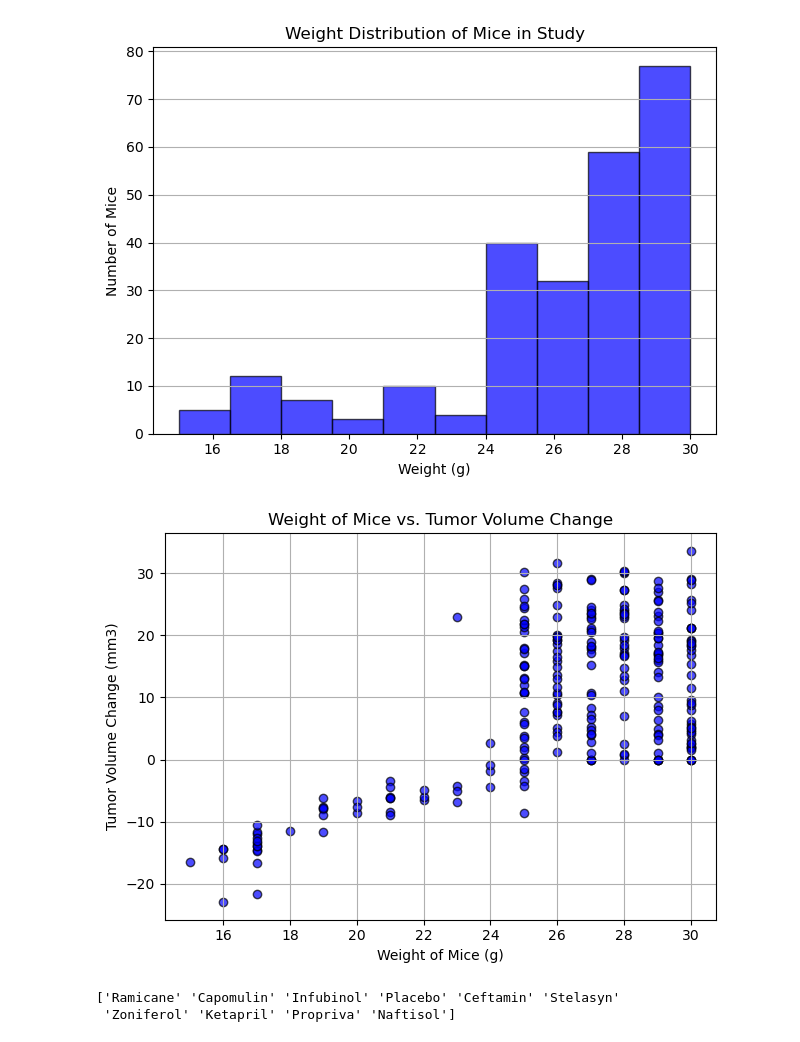
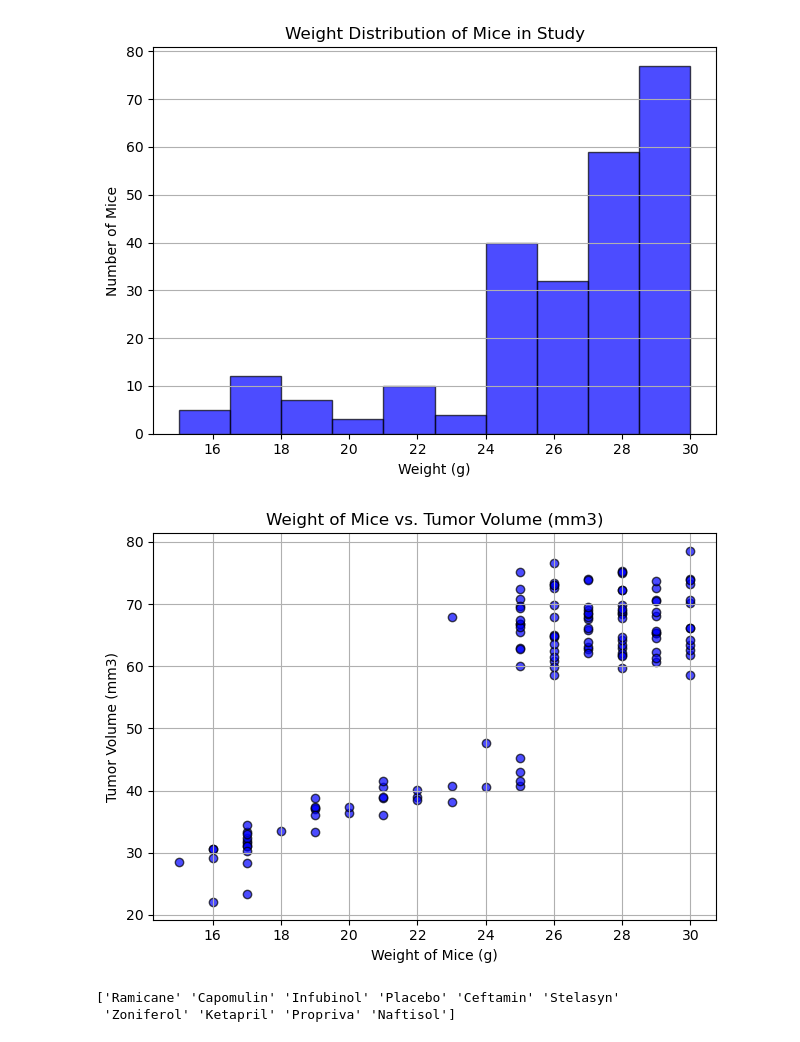
Before and after one commit to Jon-Pierson/pymaceuticals_capomulin_study, a Jupyter notebook: capomulin_data_analysis.ipynb, the cells around one changed output. Cells and saved outputs as stored; diff of their text form; code cells hidden in the pictures.

Commit message:
Missing Timepoint = 45 data interpolated
Quartiles IQR and Upper and Lower Bound Calculated with full dataset as well as all the cells run with the new dataset

```diff
--- a/capomulin_data_analysis.ipynb
+++ b/capomulin_data_analysis.ipynb
@@ -291,0 +276,6 @@ csdc_tumor_sort
+# %%
+csdc_tumor_sort
+
+# Create a copy of csdc_tumor_sort DataFrame and drop all rows with Timepoint not equal to 45
+csdc_tumor_sort_45 = csdc_tumor_sort[csdc_tumor_sort["Timepoint"] == 45]
+csdc_tumor_sort_45
@@ -770,15 +763,15 @@ plt.show()
 [figure]
 # %%
 # Create a scatter plot of the weight of the mice and the tumor total volume change using the csdc_tumor_volume_change DataFrame at the last Timepoint
-plt.scatter(last_timepoint["Weight (g)"], last_timepoint["Tumor Volume (mm3) Change"], color="blue", alpha=0.7, edgecolor="black")
-plt.title("Weight of Mice vs. Tumor Volume Change")
+plt.scatter(csdc_tumor_sort_45["Weight (g)"], csdc_tumor_sort_45["Tumor Volume (mm3)"], color="blue", alpha=0.7, edgecolor="black")
+plt.title("Weight of Mice vs. Tumor Volume (mm3)")
 plt.xlabel("Weight of Mice (g)")
-plt.ylabel("Tumor Volume Change (mm3)")
+plt.ylabel("Tumor Volume (mm3)")
 plt.grid()
 plt.tight_layout()
 plt.show()
 # %% [output]
-[figure, old version]
+[figure, new version]
 # %%
 # List unique Drug Regimen values in the capomulin_study_data_clean DataFrame
 drug_regimens = capomulin_study_data_clean["Drug Regimen"].unique()
```
Also changed, not shown: parts of 21 cells of this notebook, 4 other files.
